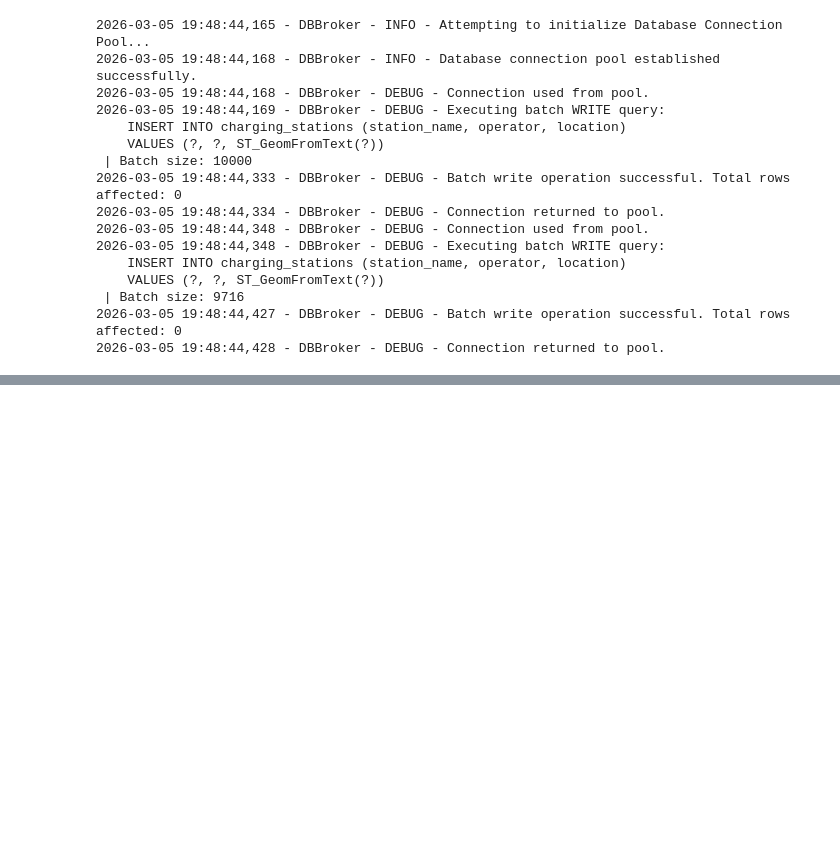
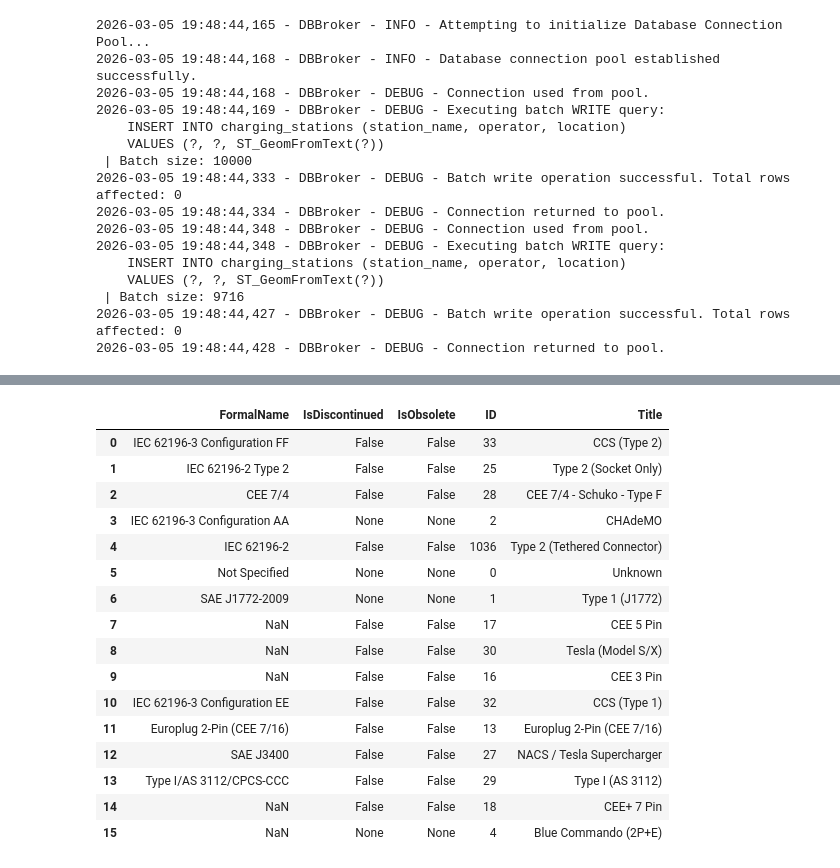
Before and after one commit to danny-sp/TFG-Server, a Jupyter notebook: data/stations/analyzer.ipynb, the cells around one changed output, grey strips where cells are left out. Drawn from its saved outputs; the diff is of its cells as text; code cells hidden in the pictures; blank space fills up the shorter version.

```diff
--- a/data/stations/analyzer.ipynb
+++ b/data/stations/analyzer.ipynb
@@ -217,6 +217,7 @@ for station in raw_data:
         name = station["AddressInfo"]["Title"]
         lat = station["AddressInfo"]["Latitude"]
         lon = station["AddressInfo"]["Longitude"]
+        conn = station["Connections"]
     except Exception as e:
         continue
 
@@ -229,7 +230,8 @@ for station in raw_data:
         "name": name,
         "lat": lat,
         "lon": lon,
-        "operator": operator
+        "operator": operator,
+        "connections": conn,
     })
 
 with open('stations_data_to_insert.json', 'w', encoding='utf-8') as f:
@@ -312,0 +342,14 @@ for i in range(0, len(data_to_insert), batch_size):
+# %%
+added = set()
+types = list()
+all_chargers = list()
+
+for station in data_to_insert:
+    for c in station["connections"]:
+        all_chargers.append(c)
+        if c["ConnectionTypeID"] not in added:
+            print(c)
+            types.append(c)
+            added.add(c["ConnectionTypeID"])
+
+len(types)
@@ -312,0 +398,5 @@ for i in range(0, len(data_to_insert), batch_size):
+# %%
+df_types = pd.DataFrame(types)
+df_types = df_types[["ConnectionTypeID", "ConnectionType", "LevelID", "Level"]]
+
+df_types
@@ -312,0 +421,23 @@ for i in range(0, len(data_to_insert), batch_size):
+# %%
+a = df_types["ConnectionType"]
+# %%
+a = pd.DataFrame(a.iloc[:, 0].tolist())
+a
+# %% [output]
+|  | FormalName | IsDiscontinued | IsObsolete | ID | Title |
+| 0 | IEC 62196-3 Configuration FF | False | False | 33 | CCS (Type 2) |
+| 1 | IEC 62196-2 Type 2 | False | False | 25 | Type 2 (Socket Only) |
+| 2 | CEE 7/4 | False | False | 28 | CEE 7/4 - Schuko - Type F |
+| 3 | IEC 62196-3 Configuration AA | None | None | 2 | CHAdeMO |
+| 4 | IEC 62196-2 | False | False | 1036 | Type 2 (Tethered Connector) |
+| 5 | Not Specified | None | None | 0 | Unknown |
+| 6 | SAE J1772-2009 | None | None | 1 | Type 1 (J1772) |
+| 7 | NaN | False | False | 17 | CEE 5 Pin |
+| 8 | NaN | False | False | 30 | Tesla (Model S/X) |
+| 9 | NaN | False | False | 16 | CEE 3 Pin |
+| 10 | IEC 62196-3 Configuration EE | False | False | 32 | CCS (Type 1) |
+| 11 | Europlug 2-Pin (CEE 7/16) | False | False | 13 | Europlug 2-Pin (CEE 7/16) |
+| 12 | SAE J3400 | False | False | 27 | NACS / Tesla Supercharger |
+| 13 | Type I/AS 3112/CPCS-CCC | False | False | 29 | Type I (AS 3112) |
+| 14 | NaN | False | False | 18 | CEE+ 7 Pin |
+| 15 | NaN | None | None | 4 | Blue Commando (2P+E) |
```
Also changed, not shown: parts of 13 cells of this notebook, 31 other files.
